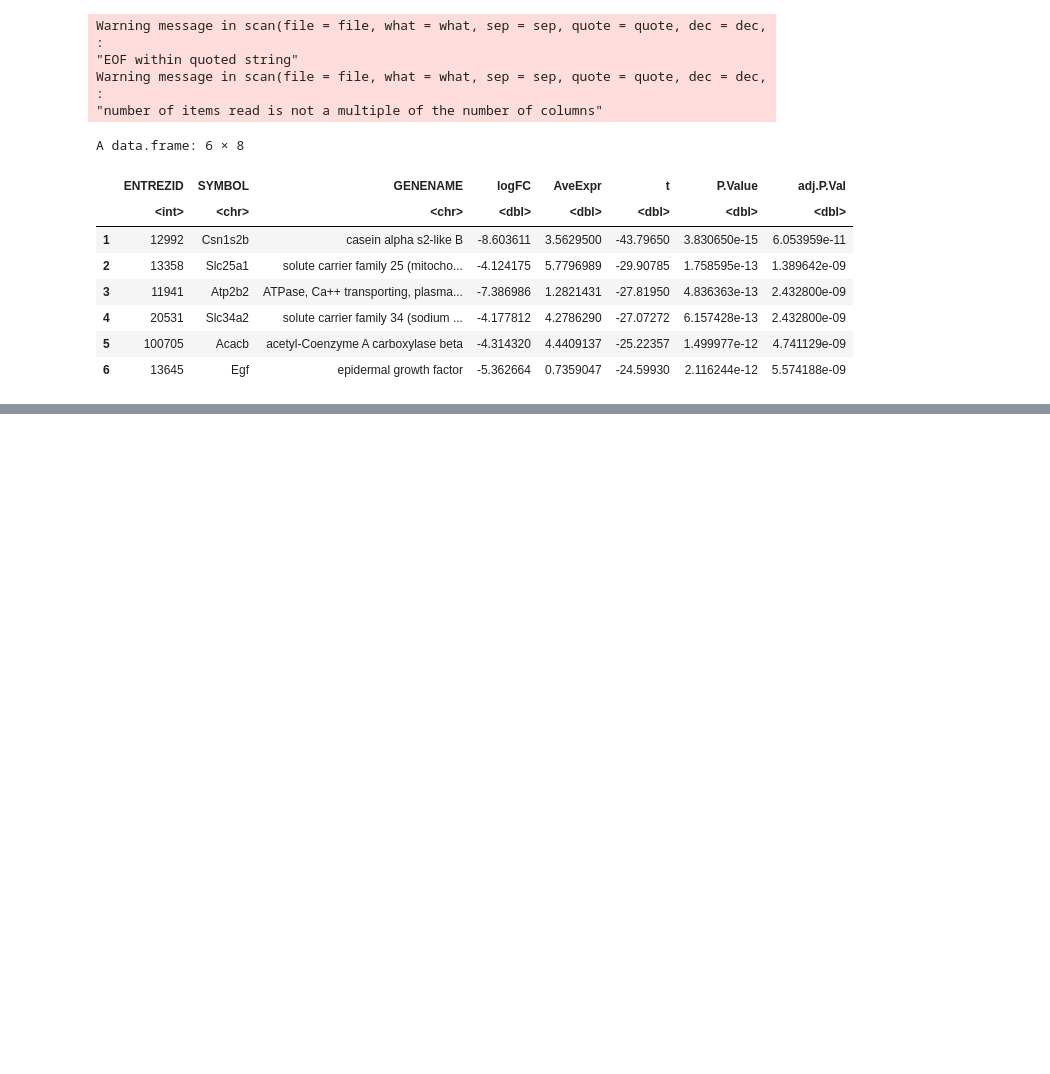
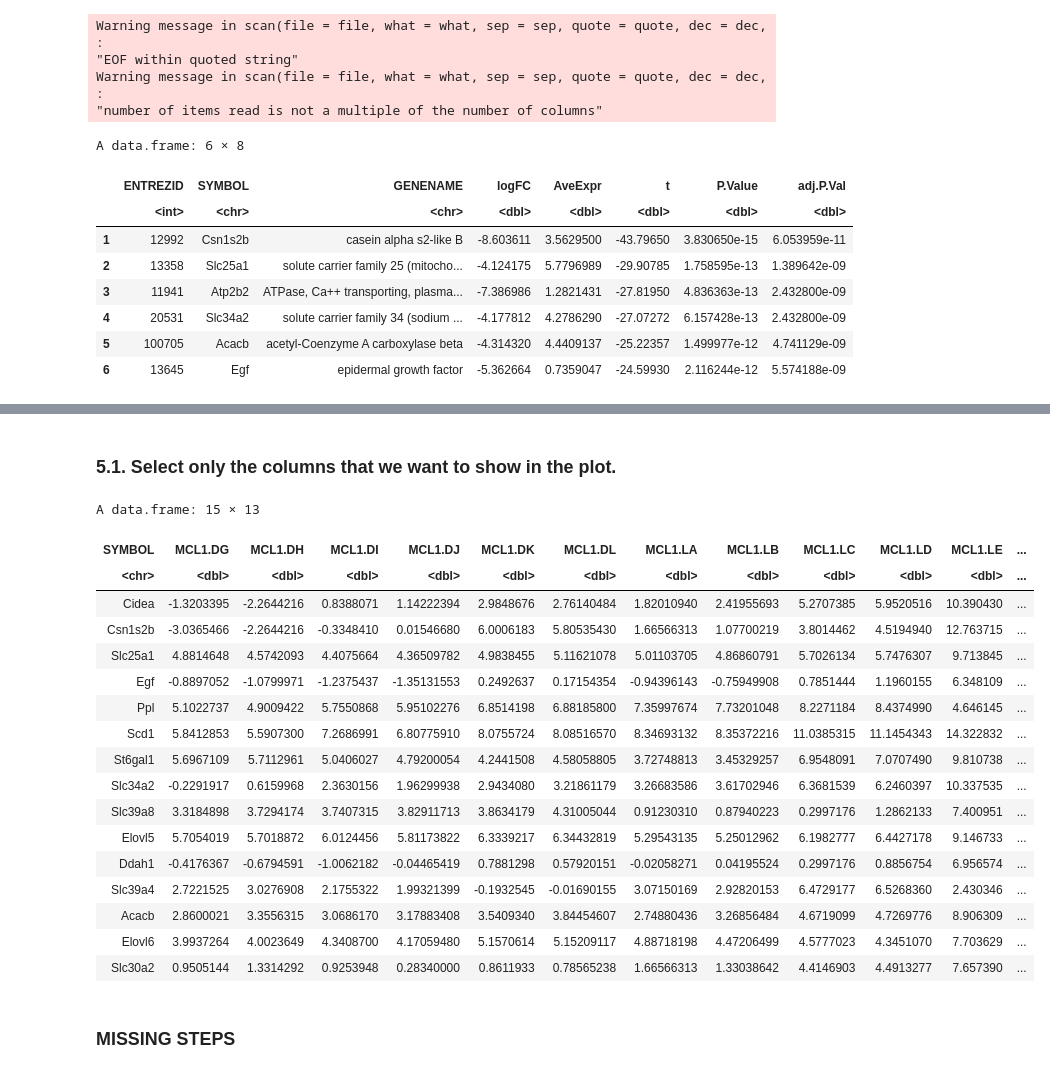
Before and after one commit to ageller/RCS_genomics_visualization, a Jupyter notebook: heatmap_r.ipynb, the cells around one changed output, grey strips where cells are left out. Saved outputs shown, nothing was run; the diff lists cells and outputs as text; code cells hidden in the pictures; blank space fills up the shorter version.

Commit message:
working on r version of heatmap

```diff
--- a/heatmap_r.ipynb
+++ b/heatmap_r.ipynb
@@ -53,0 +58,2 @@ A data.frame: 6 × 8
+# %%
+df <- df[order(df$P.Value),]
@@ -53,0 +62,4 @@ A data.frame: 6 × 8
+# %%
+DE_results_sig <- head(df, 20)
+
+DE_results_sig
@@ -53,0 +88,3 @@ A data.frame: 6 × 8
+# %%
+normalized_counts = read.table('data/heatmap/limma-voom_normalised_counts.tsv', sep='\t', header=TRUE)
+head(normalized_counts)
@@ -53,0 +109,3 @@ A data.frame: 6 × 8
+# %%
+DE_results_sig_counts <- merge(DE_results_sig, normalized_counts, by = 'ENTREZID', suffixes = c('','_counts'))
+names(DE_results_sig_counts)
@@ -53,0 +123,34 @@ A data.frame: 6 × 8
+# %% [markdown]
+### 5.1. Select only the columns that we want to show in the plot.
+# %%
+# create a mask that has values of True for the columns that have names with 'SYMBOL' and 'MCL1.''
+mask <- grepl('MCL1.|SYMBOL', names(DE_results_sig_counts))
+
+# remove the 'SYMBOL_counts' column (from the normalized counts file).
+# Note: this is only necessary here because the 'SYMBOL' column exists in both data files
+#   (and I renamed the 'SYMBOL' column in the normalized counts file to be 'SYMBOL_counts' during the merge.)
+mask <- mask & !grepl('SYMBOL_counts', names(DE_results_sig_counts))
+
+# apply the mask
+df <- DE_results_sig_counts[, mask]
+# %% [output]
+A data.frame: 15 × 13
+| SYMBOL | MCL1.DG | MCL1.DH | MCL1.DI | MCL1.DJ | MCL1.DK | MCL1.DL | MCL1.LA | MCL1.LB | MCL1.LC | MCL1.LD | MCL1.LE | ... |
+| <chr> | <dbl> | <dbl> | <dbl> | <dbl> | <dbl> | <dbl> | <dbl> | <dbl> | <dbl> | <dbl> | <dbl> | ... |
+| Cidea | -1.3203395 | -2.2644216 | 0.8388071 | 1.14222394 | 2.9848676 | 2.76140484 | 1.82010940 | 2.41955693 | 5.2707385 | 5.9520516 | 10.390430 | ... |
+| Csn1s2b | -3.0365466 | -2.2644216 | -0.3348410 | 0.01546680 | 6.0006183 | 5.80535430 | 1.66566313 | 1.07700219 | 3.8014462 | 4.5194940 | 12.763715 | ... |
+| Slc25a1 | 4.8814648 | 4.5742093 | 4.4075664 | 4.36509782 | 4.9838455 | 5.11621078 | 5.01103705 | 4.86860791 | 5.7026134 | 5.7476307 | 9.713845 | ... |
+| Egf | -0.8897052 | -1.0799971 | -1.2375437 | -1.35131553 | 0.2492637 | 0.17154354 | -0.94396143 | -0.75949908 | 0.7851444 | 1.1960155 | 6.348109 | ... |
+| Ppl | 5.1022737 | 4.9009422 | 5.7550868 | 5.95102276 | 6.8514198 | 6.88185800 | 7.35997674 | 7.73201048 | 8.2271184 | 8.4374990 | 4.646145 | ... |
+| Scd1 | 5.8412853 | 5.5907300 | 7.2686991 | 6.80775910 | 8.0755724 | 8.08516570 | 8.34693132 | 8.35372216 | 11.0385315 | 11.1454343 | 14.322832 | ... |
+| St6gal1 | 5.6967109 | 5.7112961 | 5.0406027 | 4.79200054 | 4.2441508 | 4.58058805 | 3.72748813 | 3.45329257 | 6.9548091 | 7.0707490 | 9.810738 | ... |
+| Slc34a2 | -0.2291917 | 0.6159968 | 2.3630156 | 1.96299938 | 2.9434080 | 3.21861179 | 3.26683586 | 3.61702946 | 6.3681539 | 6.2460397 | 10.337535 | ... |
+| Slc39a8 | 3.3184898 | 3.7294174 | 3.7407315 | 3.82911713 | 3.8634179 | 4.31005044 | 0.91230310 | 0.87940223 | 0.2997176 | 1.2862133 | 7.400951 | ... |
+| Elovl5 | 5.7054019 | 5.7018872 | 6.0124456 | 5.81173822 | 6.3339217 | 6.34432819 | 5.29543135 | 5.25012962 | 6.1982777 | 6.4427178 | 9.146733 | ... |
+| Ddah1 | -0.4176367 | -0.6794591 | -1.0062182 | -0.04465419 | 0.7881298 | 0.57920151 | -0.02058271 | 0.04195524 | 0.2997176 | 0.8856754 | 6.956574 | ... |
+| Slc39a4 | 2.7221525 | 3.0276908 | 2.1755322 | 1.99321399 | -0.1932545 | -0.01690155 | 3.07150169 | 2.92820153 | 6.4729177 | 6.5268360 | 2.430346 | ... |
+| Acacb | 2.8600021 | 3.3556315 | 3.0686170 | 3.17883408 | 3.5409340 | 3.84454607 | 2.74880436 | 3.26856484 | 4.6719099 | 4.7269776 | 8.906309 | ... |
+| Elovl6 | 3.9937264 | 4.0023649 | 4.3408700 | 4.17059480 | 5.1570614 | 5.15209117 | 4.88718198 | 4.47206499 | 4.5777023 | 4.3451070 | 7.703629 | ... |
+| Slc30a2 | 0.9505144 | 1.3314292 | 0.9253948 | 0.28340000 | 0.8611933 | 0.78565238 | 1.66566313 | 1.33038642 | 4.4146903 | 4.4913277 | 7.657390 | ... |
+# %% [markdown]
+### MISSING STEPS
```
Also changed, not shown: parts of 21 cells of this notebook, 2 other files.
